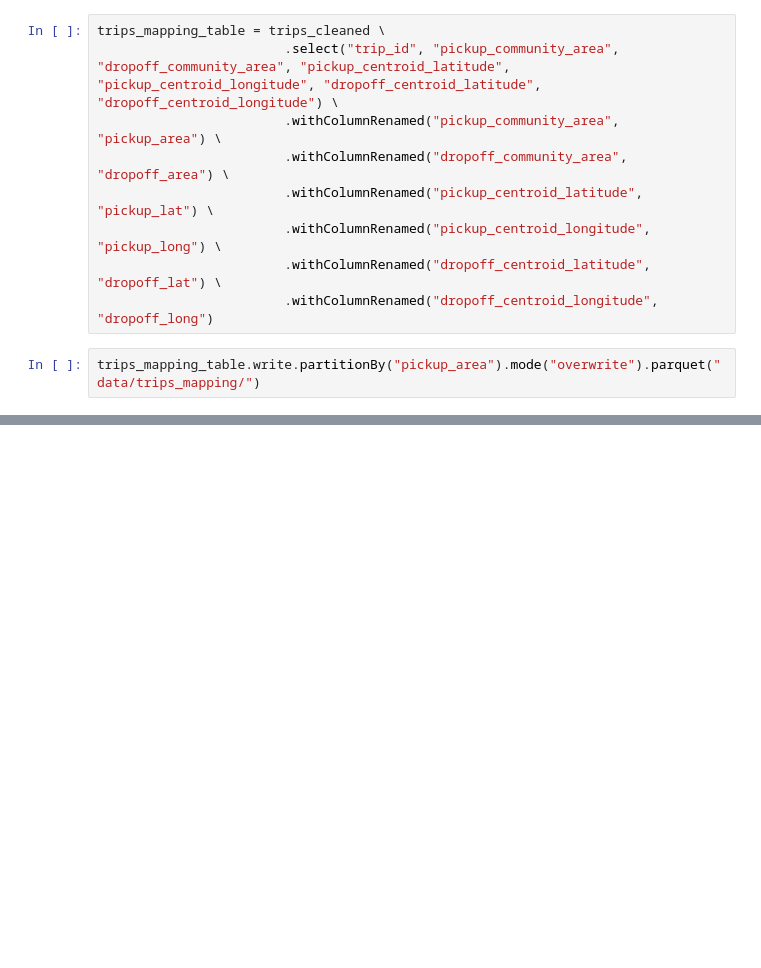
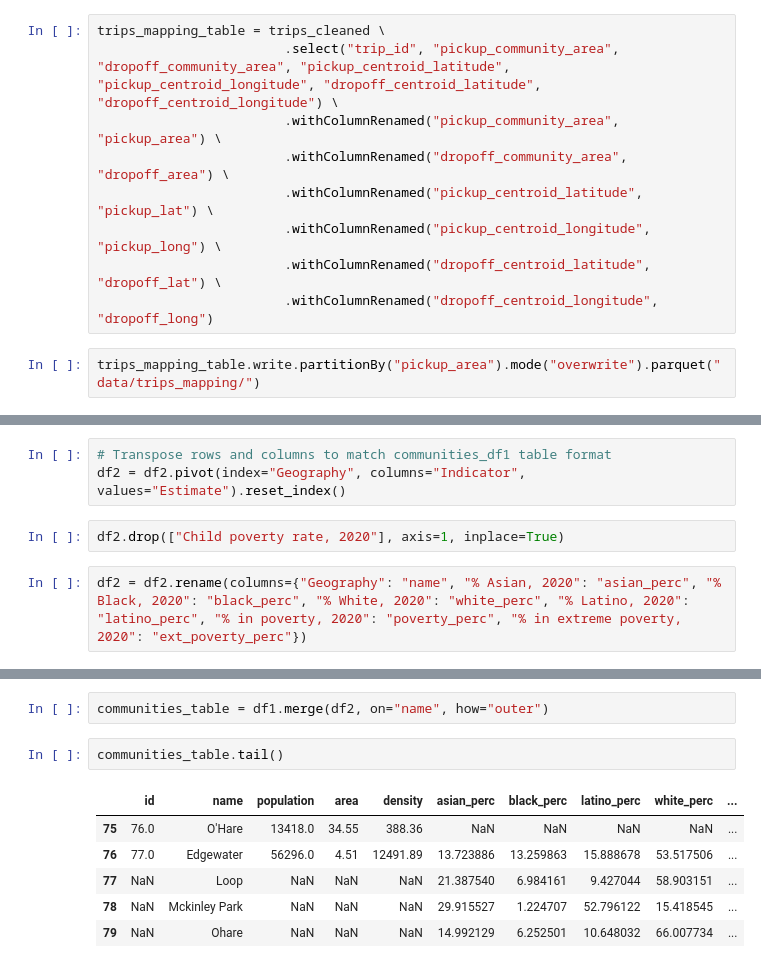
Before and after one commit to sandramuschkorgel/chicagotripsdataset, a Jupyter notebook: Capstone Project.ipynb, the cells around one changed output, grey strips where cells are left out. Cells and saved outputs as stored; diff of their text form; blank space fills up the shorter version.

```diff
--- a/Capstone Project.ipynb
+++ b/Capstone Project.ipynb
@@ -647,0 +791,7 @@ weather_cleaned.to_csv("data/weather_cleaned.csv")
+# %%
+# Transpose rows and columns to match communities_df1 table format
+df2 = df2.pivot(index="Geography", columns="Indicator", values="Estimate").reset_index()
+# %%
+df2.drop(["Child poverty rate, 2020"], axis=1, inplace=True)
+# %%
+df2 = df2.rename(columns={"Geography": "name", "% Asian, 2020": "asian_perc", "% Black, 2020": "black_perc", "% White, 2020": "white_perc", "% Latino, 2020": "latino_perc", "% in poverty, 2020": "poverty_perc", "% in extreme poverty, 2020": "ext_poverty_perc"})
@@ -647,0 +807,11 @@ weather_cleaned.to_csv("data/weather_cleaned.csv")
+# %%
+communities_table = df1.merge(df2, on="name", how="outer")
+# %%
+communities_table.tail()
+# %% [output]
+|  | id | name | population | area | density | asian_perc | black_perc | latino_perc | white_perc | ... |
+| 75 | 76.0 | O'Hare | 13418.0 | 34.55 | 388.36 | NaN | NaN | NaN | NaN | ... |
+| 76 | 77.0 | Edgewater | 56296.0 | 4.51 | 12491.89 | 13.723886 | 13.259863 | 15.888678 | 53.517506 | ... |
+| 77 | NaN | Loop | NaN | NaN | NaN | 21.387540 | 6.984161 | 9.427044 | 58.903151 | ... |
+| 78 | NaN | Mckinley Park | NaN | NaN | NaN | 29.915527 | 1.224707 | 52.796122 | 15.418545 | ... |
+| 79 | NaN | Ohare | NaN | NaN | NaN | 14.992129 | 6.252501 | 10.648032 | 66.007734 | ... |
```
Also changed, not shown: parts of 104 cells of this notebook.
